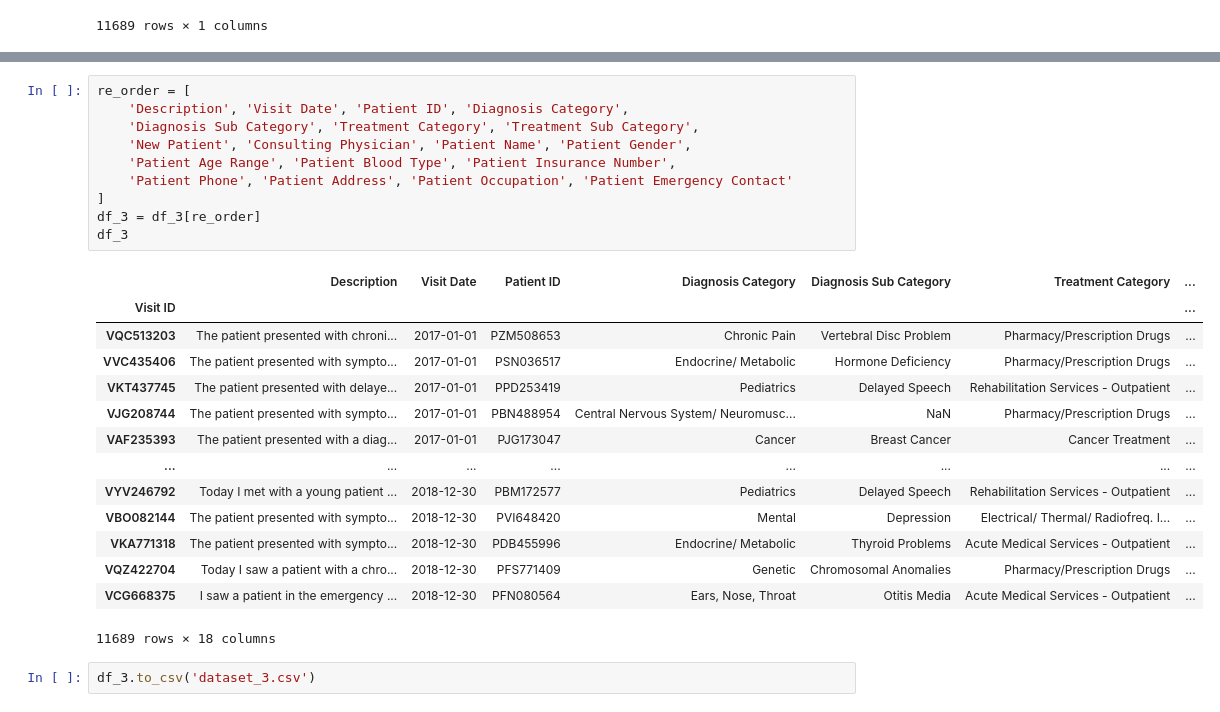
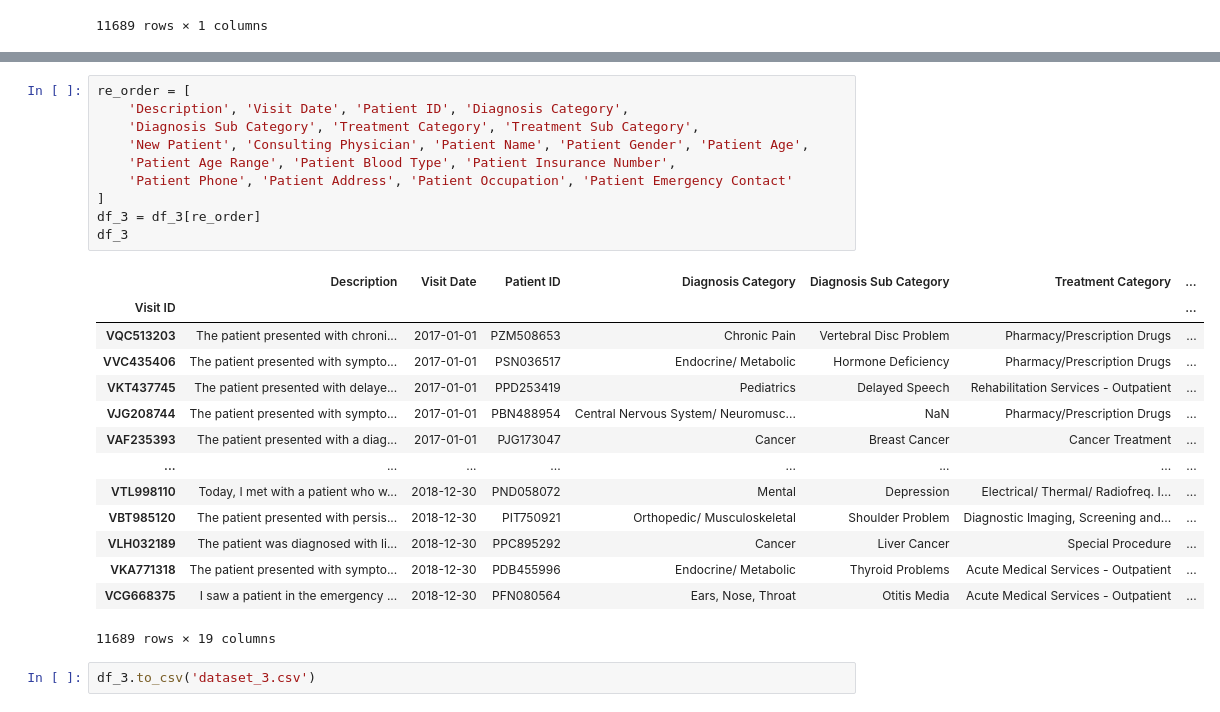
Before and after one commit to bodejan/ChatPBAC, a Jupyter notebook: faker/gen_dataset_3.ipynb, the cells around one changed output, grey strips where cells are left out. Drawn from its saved outputs; the diff is of its cells as text.

Commit message:
merge datasets, include patient age

```diff
--- a/faker/gen_dataset_3.ipynb
+++ b/faker/gen_dataset_3.ipynb
@@ -57,27 +57,27 @@ df_3
 # %%
 re_order = [
     'Description', 'Visit Date', 'Patient ID', 'Diagnosis Category',
     'Diagnosis Sub Category', 'Treatment Category', 'Treatment Sub Category',
-    'New Patient', 'Consulting Physician', 'Patient Name', 'Patient Gender',
+    'New Patient', 'Consulting Physician', 'Patient Name', 'Patient Gender', 'Patient Age',
     'Patient Age Range', 'Patient Blood Type', 'Patient Insurance Number',
     'Patient Phone', 'Patient Address', 'Patient Occupation', 'Patient Emergency Contact'
 ]
 df_3 = df_3[re_order]
 df_3
 # %% [output]
 |  | Description | Visit Date | Patient ID | Diagnosis Category | Diagnosis Sub Category | Treatment Category | ... |
 | Visit ID |  |  |  |  |  |  | ... |
 | VQC513203 | The patient presented with chroni... | 2017-01-01 | PZM508653 | Chronic Pain | Vertebral Disc Problem | Pharmacy/Prescription Drugs | ... |
 | VVC435406 | The patient presented with sympto... | 2017-01-01 | PSN036517 | Endocrine/ Metabolic | Hormone Deficiency | Pharmacy/Prescription Drugs | ... |
 | VKT437745 | The patient presented with delaye... | 2017-01-01 | PPD253419 | Pediatrics | Delayed Speech | Rehabilitation Services - Outpatient | ... |
 | VJG208744 | The patient presented with sympto... | 2017-01-01 | PBN488954 | Central Nervous System/ Neuromusc... | NaN | Pharmacy/Prescription Drugs | ... |
 | VAF235393 | The patient presented with a diag... | 2017-01-01 | PJG173047 | Cancer | Breast Cancer | Cancer Treatment | ... |
 | ... | ... | ... | ... | ... | ... | ... | ... |
-| VYV246792 | Today I met with a young patient ... | 2018-12-30 | PBM172577 | Pediatrics | Delayed Speech | Rehabilitation Services - Outpatient | ... |
-| VBO082144 | The patient presented with sympto... | 2018-12-30 | PVI648420 | Mental | Depression | Electrical/ Thermal/ Radiofreq. I... | ... |
+| VTL998110 | Today, I met with a patient who w... | 2018-12-30 | PND058072 | Mental | Depression | Electrical/ Thermal/ Radiofreq. I... | ... |
+| VBT985120 | The patient presented with persis... | 2018-12-30 | PIT750921 | Orthopedic/ Musculoskeletal | Shoulder Problem | Diagnostic Imaging, Screening and... | ... |
+| VLH032189 | The patient was diagnosed with li... | 2018-12-30 | PPC895292 | Cancer | Liver Cancer | Special Procedure | ... |
 | VKA771318 | The patient presented with sympto... | 2018-12-30 | PDB455996 | Endocrine/ Metabolic | Thyroid Problems | Acute Medical Services - Outpatient | ... |
-| VQZ422704 | Today I saw a patient with a chro... | 2018-12-30 | PFS771409 | Genetic | Chromosomal Anomalies | Pharmacy/Prescription Drugs | ... |
 | VCG668375 | I saw a patient in the emergency ... | 2018-12-30 | PFN080564 | Ears, Nose, Throat | Otitis Media | Acute Medical Services - Outpatient | ... |
-11689 rows × 18 columns
+11689 rows × 19 columns
 # %%
 df_3.to_csv('dataset_3.csv')
```
Also changed, not shown: parts of 5 cells of this notebook, 4 other files.
